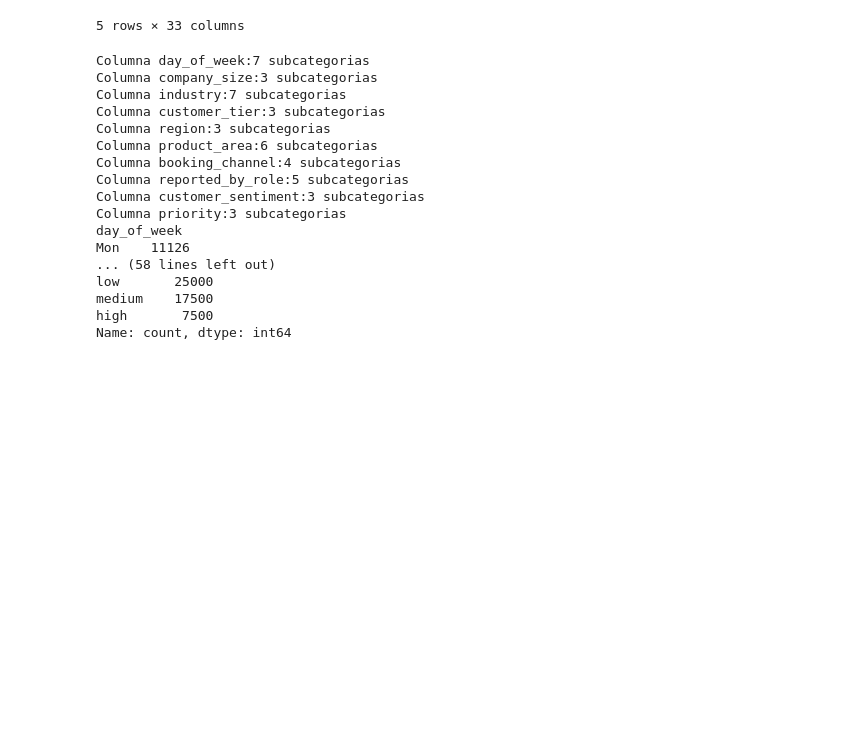
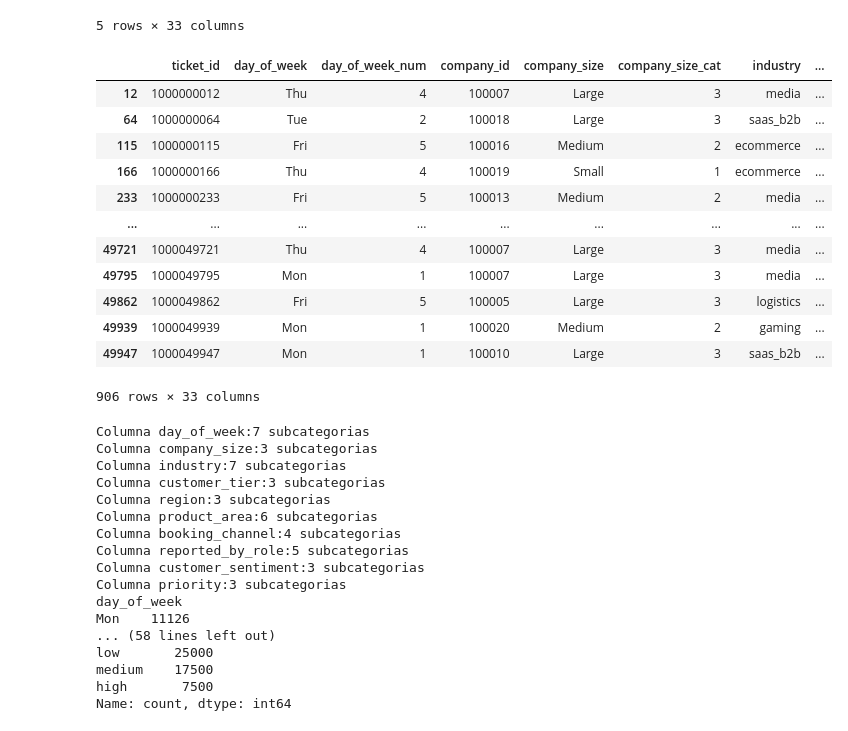
Before and after one commit to mmcuervo/ExamMLcategorias, a Jupyter notebook: 01_eda.ipynb, the cells around one changed output. Drawn from its saved outputs; the diff is of its cells as text; code cells hidden in the pictures; blank space fills up the shorter version.

```diff
--- a/01_eda.ipynb
+++ b/01_eda.ipynb
@@ -49,6 +50,24 @@ Número de filas duplicadas: 0
 | 3 | 1000000003 | Wed | 3 | 100003 | Small | 1 | media | ... |
 | 4 | 1000000004 | Mon | 1 | 100019 | Small | 1 | ecommerce | ... |
 5 rows × 33 columns
+# %%
+# Display rows with any null values
+rows_with_nulls = df[df.isnull().any(axis=1)]
+display(rows_with_nulls)
+# %% [output]
+|  | ticket_id | day_of_week | day_of_week_num | company_id | company_size | company_size_cat | industry | ... |
+| 12 | 1000000012 | Thu | 4 | 100007 | Large | 3 | media | ... |
+| 64 | 1000000064 | Tue | 2 | 100018 | Large | 3 | saas_b2b | ... |
+| 115 | 1000000115 | Fri | 5 | 100016 | Medium | 2 | ecommerce | ... |
+| 166 | 1000000166 | Thu | 4 | 100019 | Small | 1 | ecommerce | ... |
+| 233 | 1000000233 | Fri | 5 | 100013 | Medium | 2 | media | ... |
+| ... | ... | ... | ... | ... | ... | ... | ... | ... |
+| 49721 | 1000049721 | Thu | 4 | 100007 | Large | 3 | media | ... |
+| 49795 | 1000049795 | Mon | 1 | 100007 | Large | 3 | media | ... |
+| 49862 | 1000049862 | Fri | 5 | 100005 | Large | 3 | logistics | ... |
+| 49939 | 1000049939 | Mon | 1 | 100020 | Medium | 2 | gaming | ... |
+| 49947 | 1000049947 | Mon | 1 | 100010 | Large | 3 | saas_b2b | ... |
+906 rows × 33 columns
 # %%
 #Cuento los diferentes niveles en las diferentes columnas categóricas
 cols_cat=['day_of_week','company_size','industry','customer_tier','region','product_area',
```
Also changed, not shown: parts of 8 cells of this notebook.
